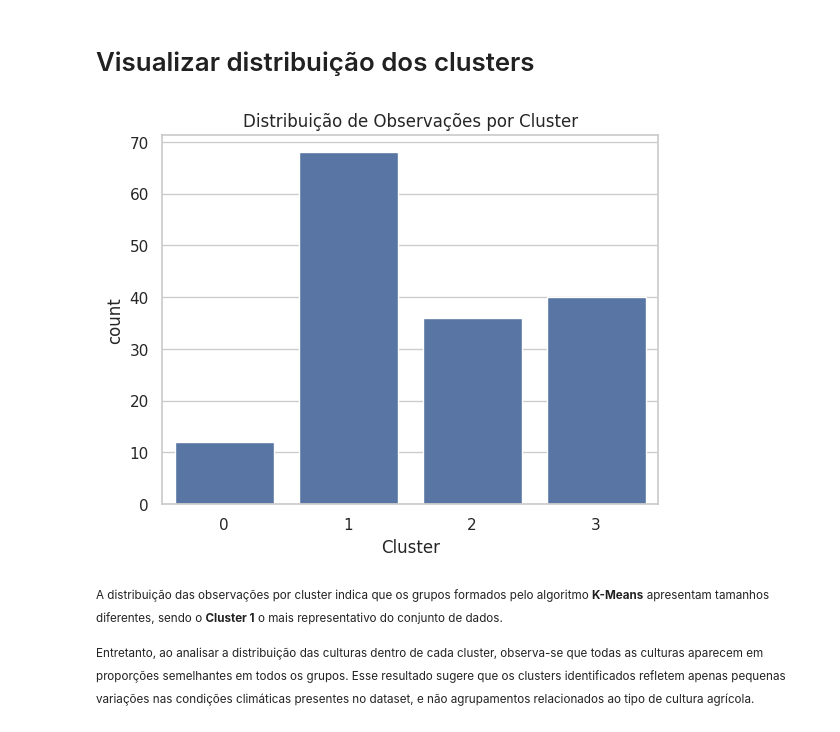
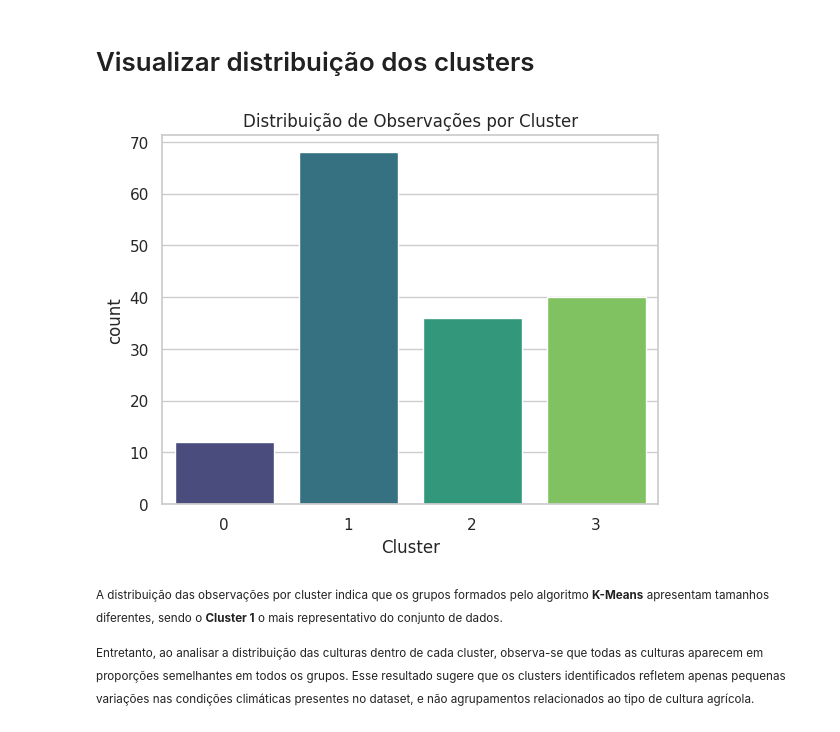
Before and after one commit to Luiz-Frederico/lfncampelo_pbl_fase5, a Jupyter notebook: Luiz_Frederico_rm567319_pbl_fase5.ipynb, the cells around one changed output. Cells and saved outputs as stored; diff of their text form; code cells hidden in the pictures.

```diff
--- a/Luiz_Frederico_rm567319_pbl_fase5.ipynb
+++ b/Luiz_Frederico_rm567319_pbl_fase5.ipynb
@@ -514,11 +514,13 @@ pd.crosstab(df["Cluster"], df["Crop"])
 # %% [markdown]
 # Visualizar distribuição dos clusters
 # %%
-sns.countplot(data=df, x="Cluster")
+colors = sns.color_palette("viridis", len(df['Cluster'].unique()))
+
+sns.countplot(data=df, x="Cluster", palette=colors, hue="Cluster", legend=False)
 plt.title("Distribuição de Observações por Cluster")
 plt.show()
 # %% [output]
-[figure, old version]
+[figure, new version]
 # %% [markdown]
 <small>A distribuição das observações por cluster indica que os grupos
 formados pelo algoritmo **K-Means** apresentam tamanhos diferentes,
```
Also changed, not shown: parts of 10 cells of this notebook.
